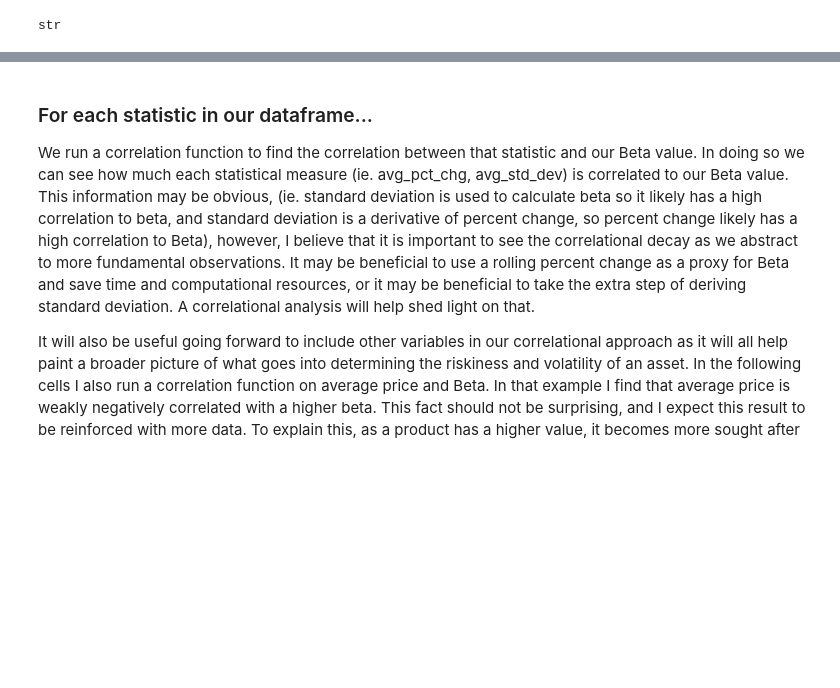
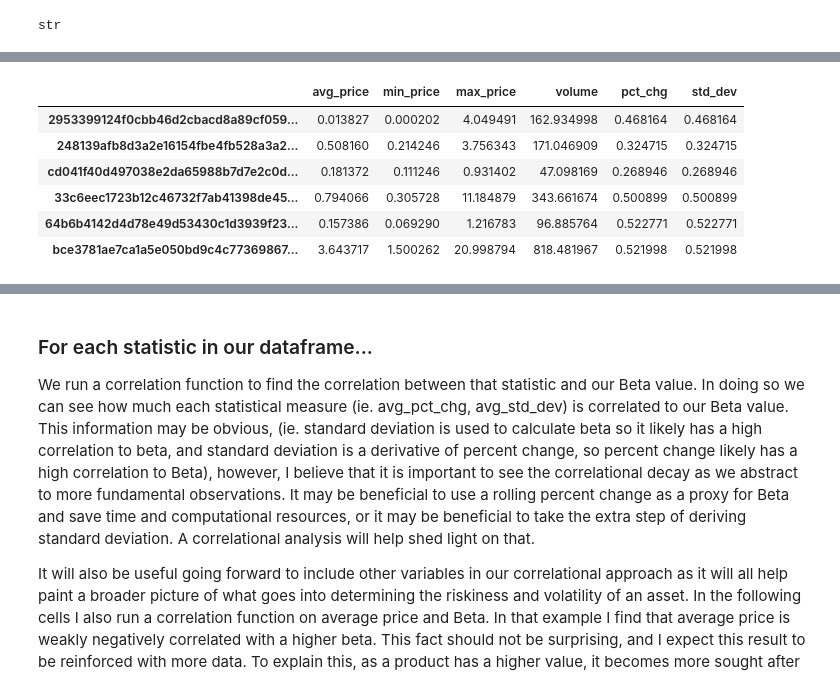
Before and after one commit to jgrichardson/nft_lending, a Jupyter notebook: data_analysis/risk_analysis.ipynb, the cells around one changed output, grey strips where cells are left out. Saved outputs shown, nothing was run; the diff lists cells and outputs as text; code cells hidden in the pictures; blank space fills up the shorter version.

```diff
--- a/data_analysis/risk_analysis.ipynb
+++ b/data_analysis/risk_analysis.ipynb
@@ -73,0 +117,2 @@ top_collection_df.head()
+# %%
+std_dev_df = std_dev_df.mean()
@@ -73,0 +139,10 @@ top_collection_df.head()
+# %%
+sum_df
+# %% [output]
+|  | avg_price | min_price | max_price | volume | pct_chg | std_dev |
+| 2953399124f0cbb46d2cbacd8a89cf059... | 0.013827 | 0.000202 | 4.049491 | 162.934998 | 0.468164 | 0.468164 |
+| 248139afb8d3a2e16154fbe4fb528a3a2... | 0.508160 | 0.214246 | 3.756343 | 171.046909 | 0.324715 | 0.324715 |
+| cd041f40d497038e2da65988b7d7e2c0d... | 0.181372 | 0.111246 | 0.931402 | 47.098169 | 0.268946 | 0.268946 |
+| 33c6eec1723b12c46732f7ab41398de45... | 0.794066 | 0.305728 | 11.184879 | 343.661674 | 0.500899 | 0.500899 |
+| 64b6b4142d4d78e49d53430c1d3939f23... | 0.157386 | 0.069290 | 1.216783 | 96.885764 | 0.522771 | 0.522771 |
+| bce3781ae7ca1a5e050bd9c4c77369867... | 3.643717 | 1.500262 | 20.998794 | 818.481967 | 0.521998 | 0.521998 |
```
Also changed, not shown: parts of 24 cells of this notebook, 22 other files.
